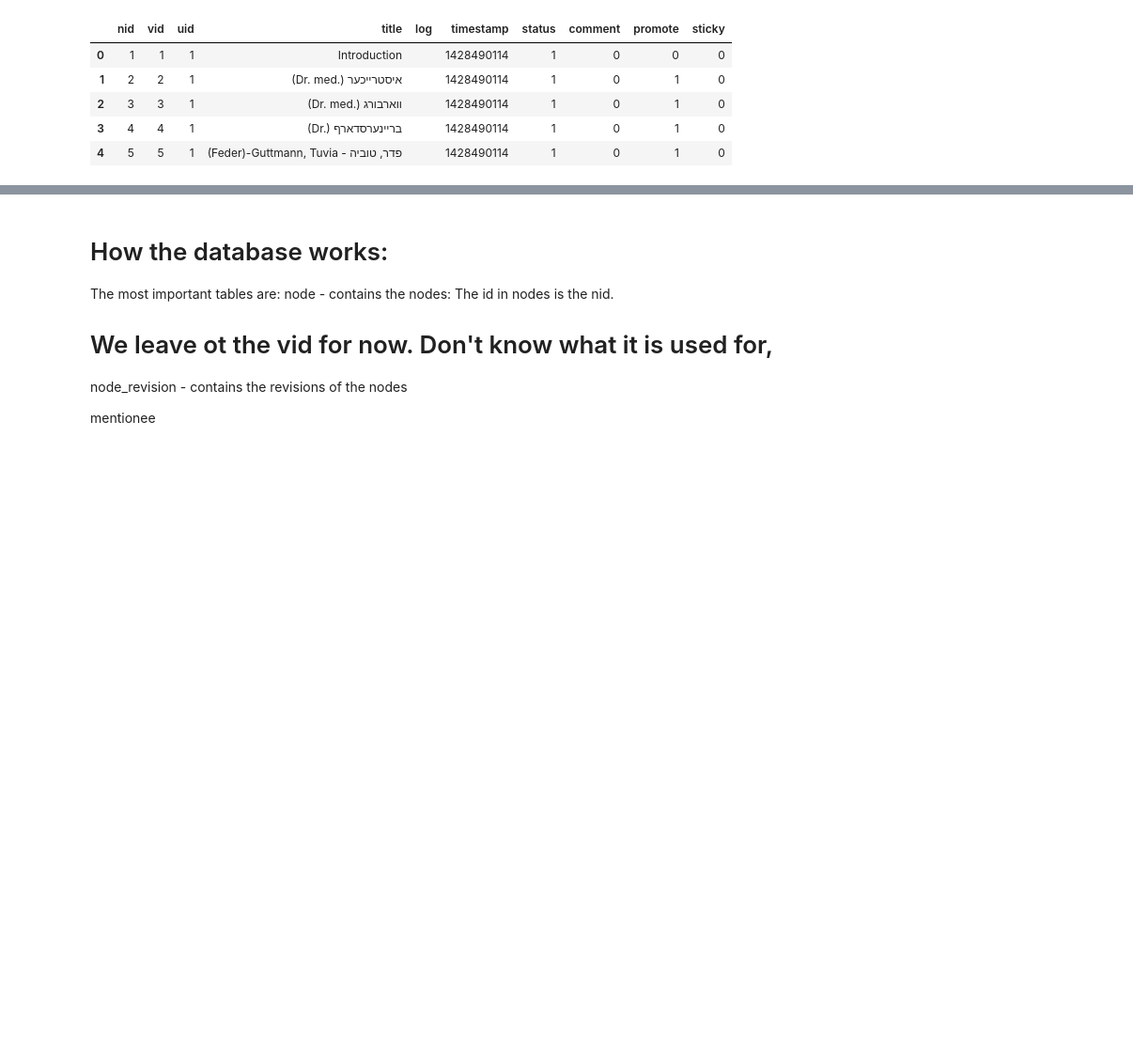
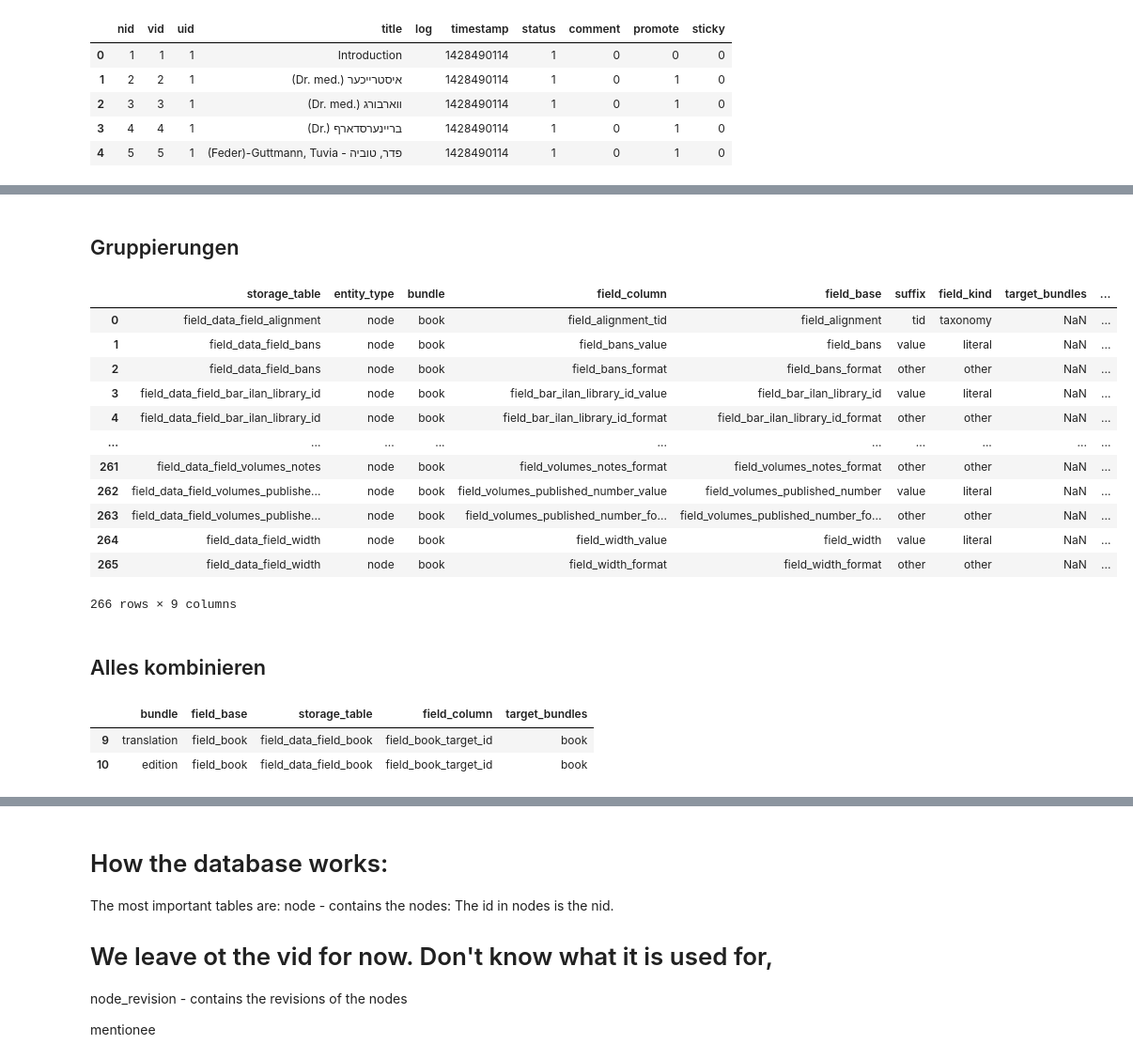
Before and after one commit to judaicalink/haskala, a Jupyter notebook: research/haskala.ipynb, the cells around one changed output, grey strips where cells are left out. Shown at 94% size. Saved outputs shown, nothing was run; the diff lists cells and outputs as text; code cells hidden in the pictures; blank space fills up the shorter version.

```diff
--- a/research/haskala.ipynb
+++ b/research/haskala.ipynb
@@ -17,7 +32,7 @@ from rdflib import Graph, Namespace, RDF, Literal, URIRef
 from sqlalchemy import create_engine
 import pandas as pd
 
-db_connection_str = 'mysql+pymysql://benni:5.MoSe28,13@localhost/haskala'
+db_connection_str = f'mysql+pymysql://{DB_USER}:{DB_PASSWORD}@{DB_HOST}/{DB_NAME}'
 db_connection = create_engine(db_connection_str)
 # %%
 haskala_node = pd.read_sql('SELECT * FROM node', con=db_connection)
@@ -197,0 +312,15 @@ Book:
+# %%
+import pandas as pd
+
+query = """
+SELECT table_name
+FROM information_schema.tables
+WHERE table_schema = 'haskala'
+  AND table_name NOT LIKE 'field_data_field_%%'
+  AND table_name NOT LIKE 'field_revision_field_%%'
+ORDER BY table_name;
+"""
+
+field_tables = pd.read_sql(query, con=db_connection)
+table_list= field_tables['TABLE_NAME'].to_list()
+table_list
@@ -197,0 +487,21 @@ Book:
+# %%
+all_records = []
+
+for tbl in table_list:
+    print("Analysiere Tabelle:", tbl)
+    try:
+        df_meta = get_field_columns_for_table(tbl)
+        all_records.append(df_meta)
+    except Exception as e:
+        print("⚠️ Fehler bei", tbl, ":", e)
+
+# Basis-Metadaten zu allen field_data_field_* Tabellen
+bundle_field_meta = pd.concat(all_records, ignore_index=True)
+
+# Node-Referenzen anreichern (target_bundles)
+bundle_field_meta = enrich_node_relations(bundle_field_meta)
+
+# Taxonomie-Referenzen anreichern (vocabularies)
+bundle_field_meta = enrich_taxonomy_relations(bundle_field_meta)
+
+bundle_field_meta.head()
@@ -197,0 +532,31 @@ Book:
+# %% [markdown]
+## Gruppierungen
+# %%
+bundle_field_meta[bundle_field_meta['bundle'] == 'book'] \
+    .sort_values(['field_base', 'suffix']) \
+    .reset_index(drop=True)
+# %% [output]
+|  | storage_table | entity_type | bundle | field_column | field_base | suffix | field_kind | target_bundles | ... |
+| 0 | field_data_field_alignment | node | book | field_alignment_tid | field_alignment | tid | taxonomy | NaN | ... |
+| 1 | field_data_field_bans | node | book | field_bans_value | field_bans | value | literal | NaN | ... |
+| 2 | field_data_field_bans | node | book | field_bans_format | field_bans_format | other | other | NaN | ... |
+| 3 | field_data_field_bar_ilan_library_id | node | book | field_bar_ilan_library_id_value | field_bar_ilan_library_id | value | literal | NaN | ... |
+| 4 | field_data_field_bar_ilan_library_id | node | book | field_bar_ilan_library_id_format | field_bar_ilan_library_id_format | other | other | NaN | ... |
+| ... | ... | ... | ... | ... | ... | ... | ... | ... | ... |
+| 261 | field_data_field_volumes_notes | node | book | field_volumes_notes_format | field_volumes_notes_format | other | other | NaN | ... |
+| 262 | field_data_field_volumes_publishe... | node | book | field_volumes_published_number_value | field_volumes_published_number | value | literal | NaN | ... |
+| 263 | field_data_field_volumes_publishe... | node | book | field_volumes_published_number_fo... | field_volumes_published_number_fo... | other | other | NaN | ... |
+| 264 | field_data_field_width | node | book | field_width_value | field_width | value | literal | NaN | ... |
+| 265 | field_data_field_width | node | book | field_width_format | field_width_format | other | other | NaN | ... |
+266 rows × 9 columns
+# %% [markdown]
+## Alles kombinieren
+# %%
+bundle_field_meta[
+    (bundle_field_meta['field_kind'] == 'node') &
+    (bundle_field_meta['target_bundles'].str.contains('book', na=False))
+][['bundle', 'field_base', 'storage_table', 'field_column', 'target_bundles']]
+# %% [output]
+|  | bundle | field_base | storage_table | field_column | target_bundles |
+| 9 | translation | field_book | field_data_field_book | field_book_target_id | book |
+| 10 | edition | field_book | field_data_field_book | field_book_target_id | book |
```
Also changed, not shown: parts of 131 cells of this notebook.
